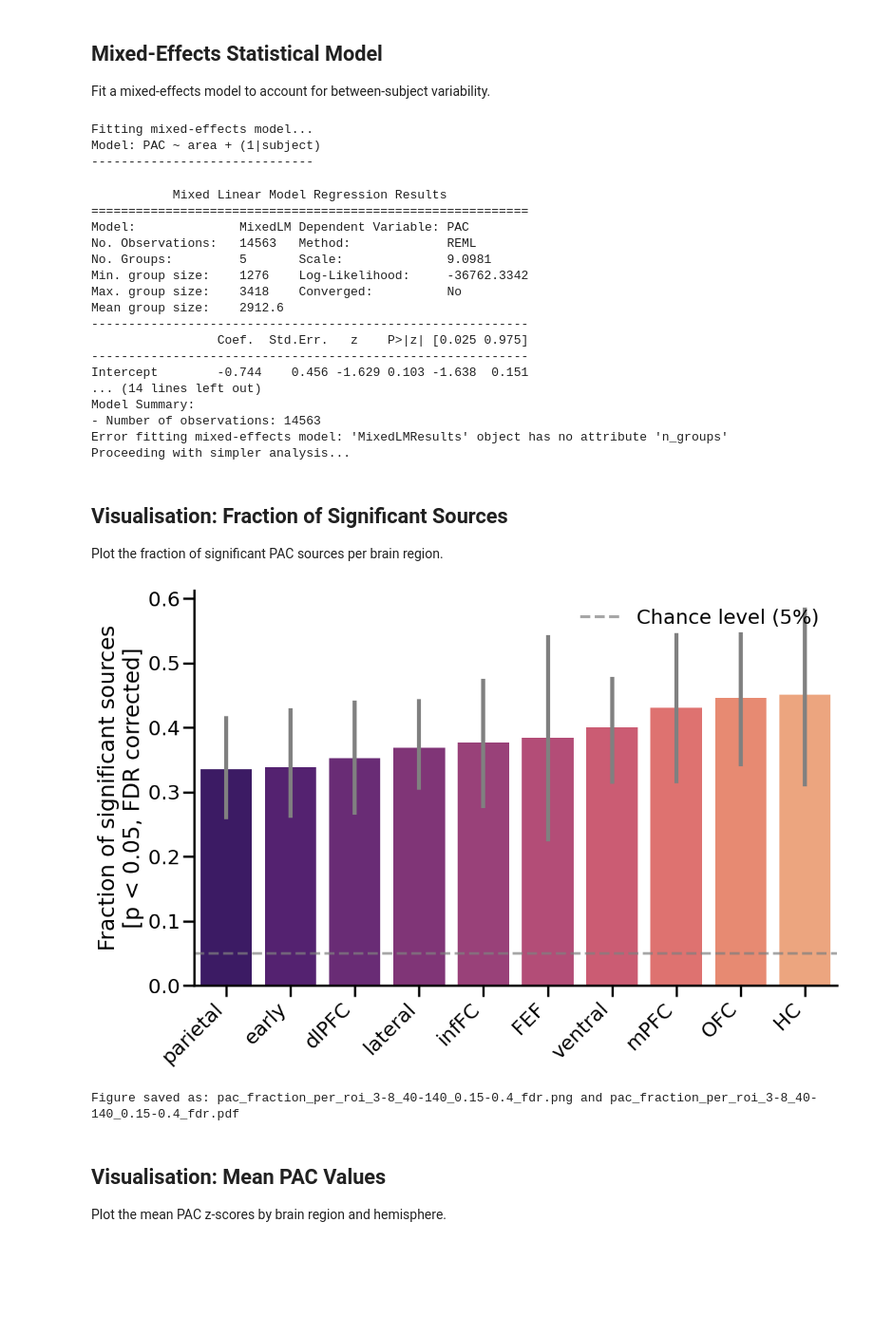
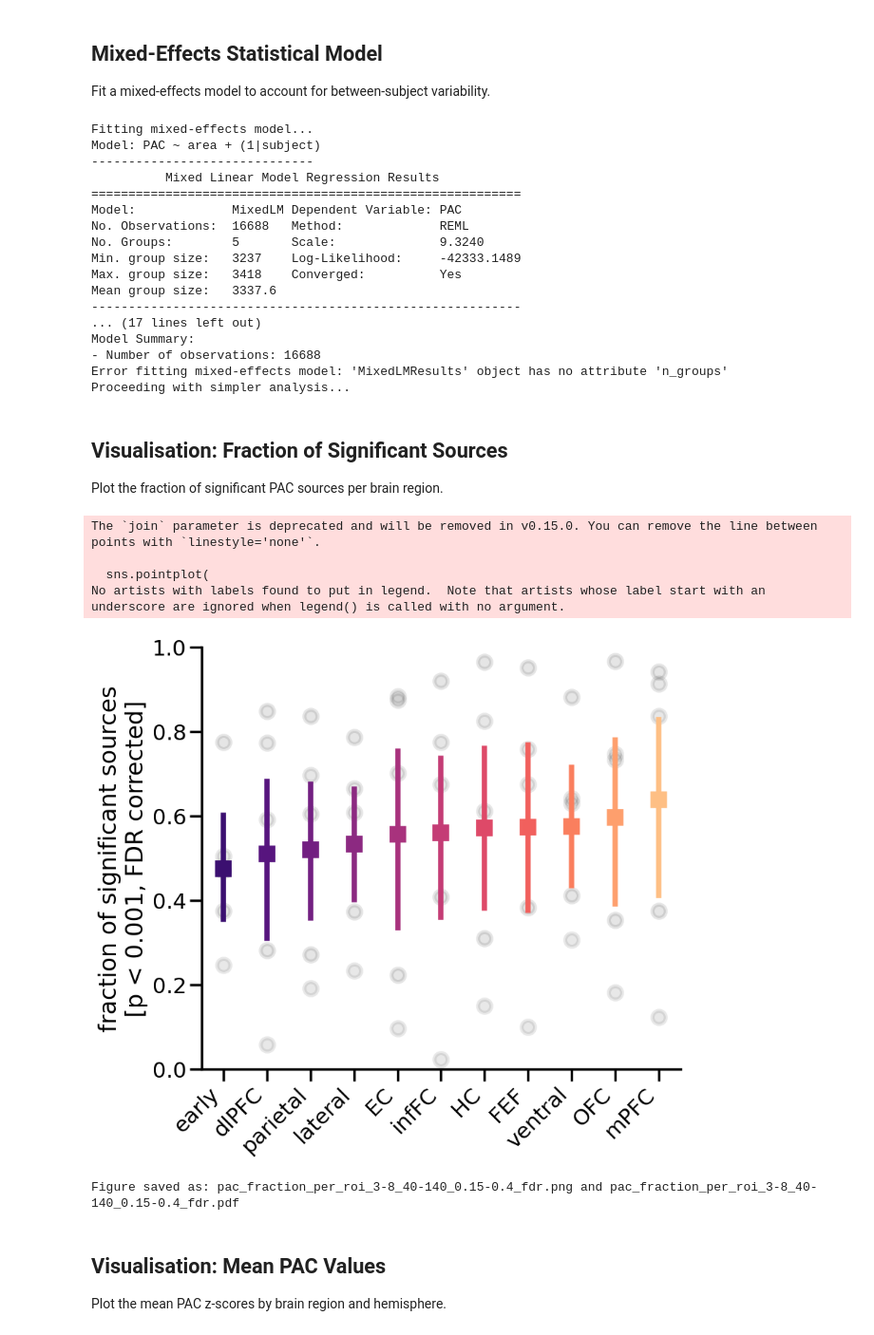
Before and after one commit to KietzmannLab/avs-gazetime, a Jupyter notebook: avs_gazetime/pac/pac_plotting_and_stats.ipynb, the cells around one changed output. Shown at 95% size. Drawn from its saved outputs; the diff is of its cells as text; code cells hidden in the pictures; blank space fills up the shorter version.

```diff
--- a/avs_gazetime/pac/pac_plotting_and_stats.ipynb
+++ b/avs_gazetime/pac/pac_plotting_and_stats.ipynb
@@ -642,8 +642,8 @@ pac_per_label["fdr_p_value"] = pac_per_label.groupby("subject")["p_value"].trans
 )
 
 # Significance thresholds
-p_threshold = 0.05
-threshold_z = 1.65
+p_threshold = 0.001
+threshold_z = 2.56
 
 # Calculate significance markers
 pac_per_label["significant"] = pac_per_label["PAC"] > threshold_z
@@ -729,23 +729,20 @@ except Exception as e:
 Fitting mixed-effects model...
 Model: PAC ~ area + (1|subject)
 ------------------------------
+          Mixed Linear Model Regression Results
+==========================================================
+Model:             MixedLM Dependent Variable: PAC
+No. Observations:  16688   Method:             REML
+No. Groups:        5       Scale:              9.3240
+Min. group size:   3237    Log-Likelihood:     -42333.1489
+Max. group size:   3418    Converged:          Yes
+Mean group size:   3337.6
+----------------------------------------------------------
+... (17 lines left out)
+Model Summary:
+- Number of observations: 16688
+Error fitting mixed-effects model: 'MixedLMResults' object has no attribute 'n_groups'
+Proceeding with simpler analysis...
-           Mixed Linear Model Regression Results
-===========================================================
-Model:              MixedLM Dependent Variable: PAC
-No. Observations:   14563   Method:             REML
-No. Groups:         5       Scale:              9.0981
-Min. group size:    1276    Log-Likelihood:     -36762.3342
-Max. group size:    3418    Converged:          No
-Mean group size:    2912.6
------------------------------------------------------------
-                 Coef.  Std.Err.   z    P>|z| [0.025 0.975]
------------------------------------------------------------
-Intercept        -0.744    0.456 -1.629 0.103 -1.638  0.151
-... (14 lines left out)
-Model Summary:
-- Number of observations: 14563
-Error fitting mixed-effects model: 'MixedLMResults' object has no attribute 'n_groups'
-Proceeding with simpler analysis...
 # %% [markdown]
 ## Visualisation: Fraction of Significant Sources
 
@@ -753,40 +750,54 @@ Plot the fraction of significant PAC sources per brain region.
 # %%
 # Create visualisation of significant fraction per ROI
 order = sig_fraction.groupby("area")["significant_fdr"].mean().sort_values(ascending=True).index
 palette = sns.color_palette("magma", n_colors=len(compound_labels.keys())+3)[2:-1]
 # leave out EC
 #sig_fraction = sig_fraction[sig_fraction["area"] != "EC"]
-plt.figure(figsize=(12, 8))
-sns.barplot(
+plt.figure(figsize=(9, 8))
+sns.pointplot(
+    data=sig_fraction,
+    x="area",
+    y="significant_fdr",
+    order=order,color="k", alpha=0.1, hue="subject",
+    ci=0, markers="o", join=None, legend=False
+    )
+sns.pointplot(
     data=sig_fraction,
     x="area",
     y="significant_fdr",
     order=order,
     palette=palette,
-    ci=95,
-    errcolor="grey")
+    ci=95, markers="s")
+
+    #errcolor="grey")
+# how many (fraction) accidental significant sources would we expect by chance? (5/100, i.e., 5% for p<0.05, and 1/1000 for p<0.001)
 
 
-plt.axhline(y=0.05, color="grey", linestyle="--", alpha=0.7, label="Chance level (5%)")
-plt.ylabel(f"Fraction of significant sources\n[p < {p_threshold}, FDR corrected]")
+#plt.axhline(y=chance_level_fraction, color="grey", linestyle="--", alpha=0.7, label="Chance level (0.1%)")
+plt.ylabel(f"fraction of significant sources\n[p < {p_threshold}, FDR corrected]")
 plt.xlabel("")
 plt.xticks(rotation=45, ha='right')
 plt.legend(loc="upper right", frameon=False)
 #plt.title("Phase-Amplitude Coupling by Brain Region")
 plt.tight_layout()
 #despine()
 sns.despine()
-
+# set y limit
+plt.ylim(0, 1)
 # Save figure
 fname = f"pac_fraction_per_roi_{theta_freqs[0]}-{theta_freqs[1]}_{gamma_freqs[0]}-{gamma_freqs[1]}_{time_window[0]}-{time_window[1]}_fdr"
 plt.savefig(fname + ".png", dpi=300, bbox_inches='tight')
 plt.savefig(fname + ".pdf", dpi=300, bbox_inches='tight')
 plt.show()
 
 print(f"Figure saved as: {fname}.png and {fname}.pdf")
 # %% [output]
+The `join` parameter is deprecated and will be removed in v0.15.0. You can remove the line between points with `linestyle='none'`.
+
+  sns.pointplot(
+No artists with labels found to put in legend.  Note that artists whose label start with an underscore are ignored when legend() is called with no argument.
-[figure, old version]
+[figure, new version]
-Figure saved as: pac_fraction_per_roi_3-8_40-140_0.15-0.4_fdr.png and pac_fraction_per_roi_3-8_40-140_0.15-0.4_fdr.pdf
+Figure saved as: pac_fraction_per_roi_3-8_40-140_0.15-0.4_fdr.png and pac_fraction_per_roi_3-8_40-140_0.15-0.4_fdr.pdf
 # %% [markdown]
 ## Visualisation: Mean PAC Values
 
```
Also changed, not shown: parts of 4 cells of this notebook, 1 other file.
